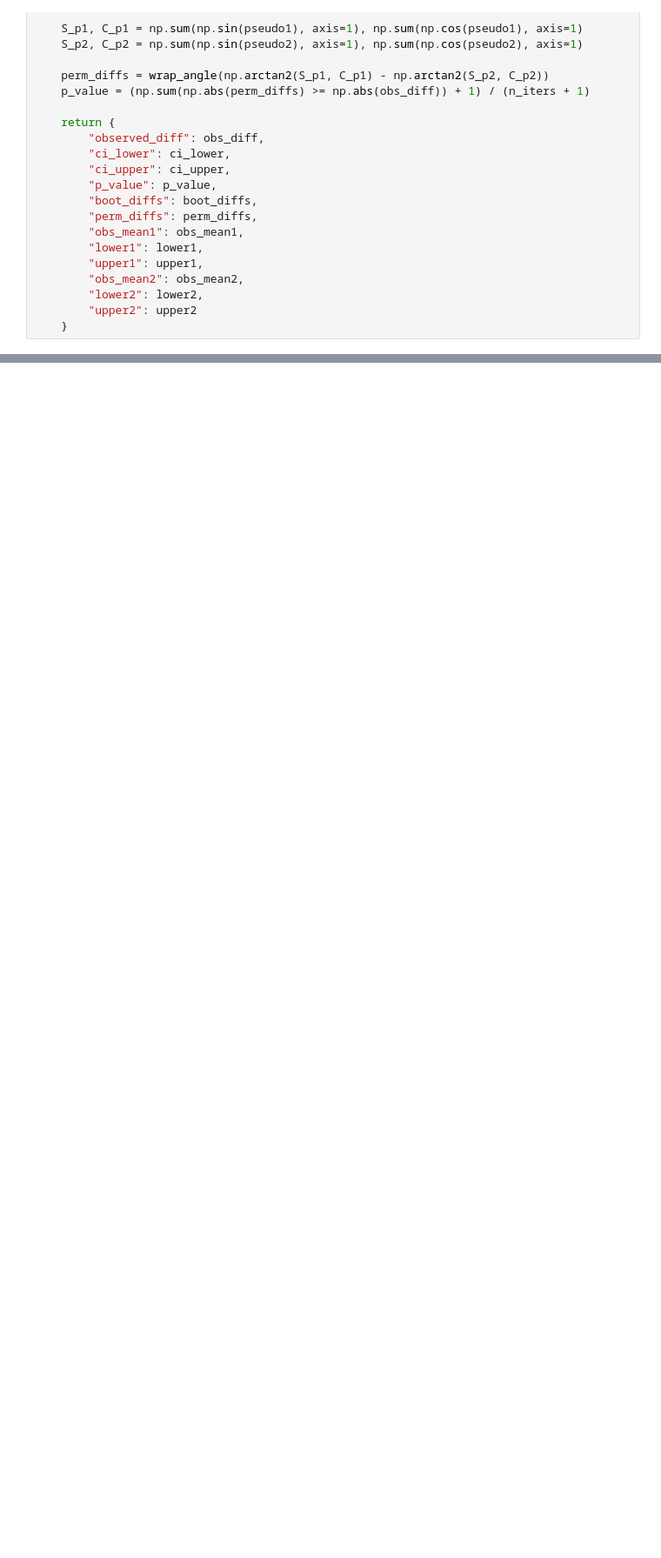
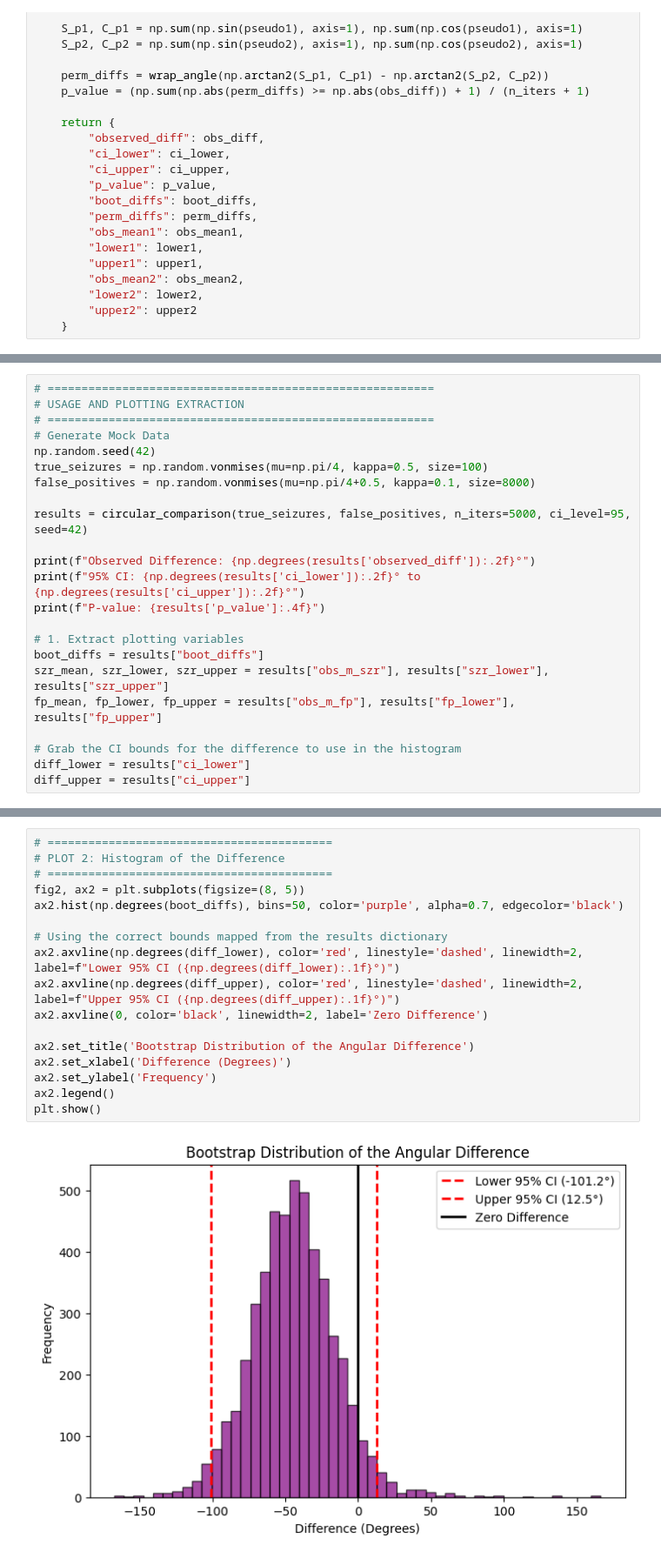
Before and after one commit to Julian-Webb/SeizurePredictionThesis, a Jupyter notebook: cycle_extraction/circular_comparison.ipynb, the cells around one changed output, grey strips where cells are left out. Shown at 87% size. Drawn from its saved outputs; the diff is of its cells as text; blank space fills up the shorter version.

```diff
--- a/cycle_extraction/circular_comparison.ipynb
+++ b/cycle_extraction/circular_comparison.ipynb
@@ -176,0 +296,23 @@ P-value: 0.0186
+# %%
+# =========================================================
+# USAGE AND PLOTTING EXTRACTION
+# =========================================================
+# Generate Mock Data
+np.random.seed(42)
+true_seizures = np.random.vonmises(mu=np.pi/4, kappa=0.5, size=100)
+false_positives = np.random.vonmises(mu=np.pi/4+0.5, kappa=0.1, size=8000)
+
+results = circular_comparison(true_seizures, false_positives, n_iters=5000, ci_level=95, seed=42)
+
+print(f"Observed Difference: {np.degrees(results['observed_diff']):.2f}°")
+print(f"95% CI: {np.degrees(results['ci_lower']):.2f}° to {np.degrees(results['ci_upper']):.2f}°")
+print(f"P-value: {results['p_value']:.4f}")
+
+# 1. Extract plotting variables
+boot_diffs = results["boot_diffs"]
+szr_mean, szr_lower, szr_upper = results["obs_m_szr"], results["szr_lower"], results["szr_upper"]
+fp_mean, fp_lower, fp_upper = results["obs_m_fp"], results["fp_lower"], results["fp_upper"]
+
+# Grab the CI bounds for the difference to use in the histogram
+diff_lower = results["ci_lower"]
+diff_upper = results["ci_upper"]
@@ -176,0 +350,19 @@ P-value: 0.0186
+# %%
+# ==========================================
+# PLOT 2: Histogram of the Difference
+# ==========================================
+fig2, ax2 = plt.subplots(figsize=(8, 5))
+ax2.hist(np.degrees(boot_diffs), bins=50, color='purple', alpha=0.7, edgecolor='black')
+
+# Using the correct bounds mapped from the results dictionary
+ax2.axvline(np.degrees(diff_lower), color='red', linestyle='dashed', linewidth=2, label=f"Lower 95% CI ({np.degrees(diff_lower):.1f}°)")
+ax2.axvline(np.degrees(diff_upper), color='red', linestyle='dashed', linewidth=2, label=f"Upper 95% CI ({np.degrees(diff_upper):.1f}°)")
+ax2.axvline(0, color='black', linewidth=2, label='Zero Difference')
+
+ax2.set_title('Bootstrap Distribution of the Angular Difference')
+ax2.set_xlabel('Difference (Degrees)')
+ax2.set_ylabel('Frequency')
+ax2.legend()
+plt.show()
+# %% [output]
+[figure, added]
```
Also changed, not shown: parts of 5 cells of this notebook, 2 other files.
